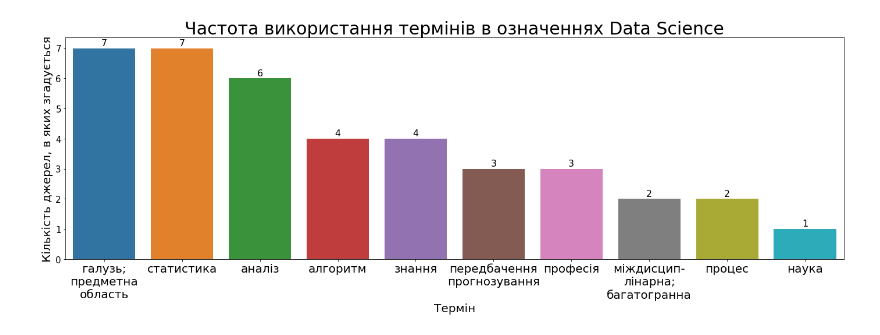
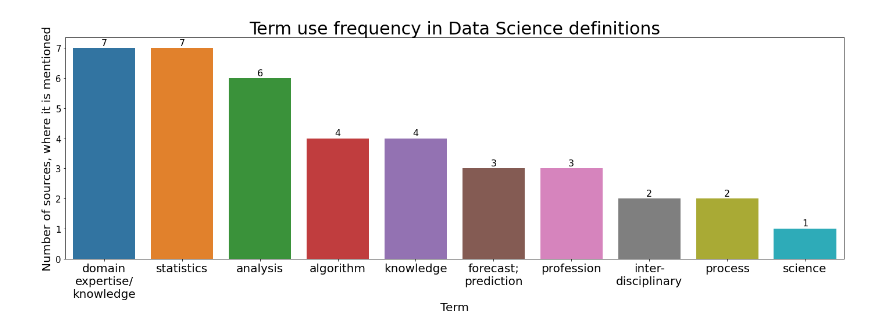
Before and after one commit to EugeneSel/EUMT, a Jupyter notebook: DS/DS_definition_analysis.ipynb, the cells around one changed output. Drawn from its saved outputs; the diff is of its cells as text; code cells hidden in the pictures.

```diff
--- a/DS/DS_definition_analysis.ipynb
+++ b/DS/DS_definition_analysis.ipynb
@@ -4,20 +4,20 @@ import seaborn as sns
 from matplotlib import pyplot as plt
 # %%
 dict_words = {
-    "процес": 2,
+    "process": 2,
     # "дисципліна": 2,
     # "обсяг\nданих": 3,
-    "знання": 4,
-    "наука": 1,
+    "knowledge": 4,
+    "science": 1,
     # "обробка": 3,
-    "аналіз": 6,
-    "статистика": 7,
-    "передбачення\nпрогнозування": 3,
-    "алгоритм": 4,
-    "галузь;\nпредметна\nобласть": 7,
+    "analysis": 6,
+    "statistics": 7,
+    "forecast;\nprediction": 3,
+    "algorithm": 4,
+    "domain\nexpertise/\nknowledge": 7,
     # "модель": 4,
-    "міждисцип-\nлінарна;\nбагатогранна": 2,
-    "професія": 3,
+    "inter-\ndisciplinary": 2,
+    "profession": 3,
     # "бізнес": 1
 }
 
@@ -26,19 +26,19 @@ df_words = pd.DataFrame(dict_words, columns=pd.Index(dict_words.keys(), name="Te
 # %%
 plt.figure(figsize=(24, 7))
 barplot = sns.barplot(x="Term", y="Occur", data=df_words)
 for p in barplot.patches:
     barplot.annotate(format(p.get_height(), '.0f'),
                    (p.get_x() + p.get_width() / 2., p.get_height()),
                    ha = 'center', va = 'center',
                    xytext = (0, 9),
                    textcoords = 'offset points',
                    fontsize=16)
 plt.xticks(fontsize=20)
 plt.yticks(fontsize=15)
-plt.xlabel("Термін", fontsize=20)
-plt.ylabel("Кількість джерел, в яких згадується", fontsize=20)
-plt.title("Частота використання термінів в означеннях Data Science", fontsize=30)
-plt.savefig("TermsFrequencies.png", dpi=300)
+plt.xlabel("Term", fontsize=20)
+plt.ylabel("Number of sources, where it is mentioned", fontsize=20)
+plt.title("Term use frequency in Data Science definitions", fontsize=30)
+plt.savefig("TermsFrequenciesEn.png", dpi=600)
 plt.show()
 # %% [output]
-[figure, old version]
+[figure, new version]
```
Also changed, not shown: 12 other files.
